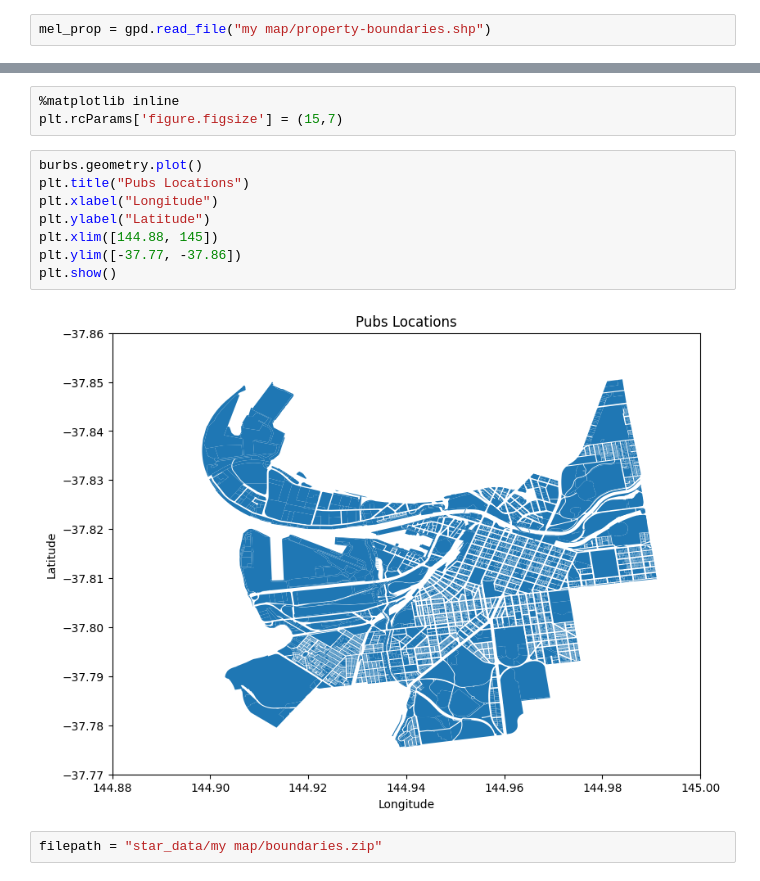
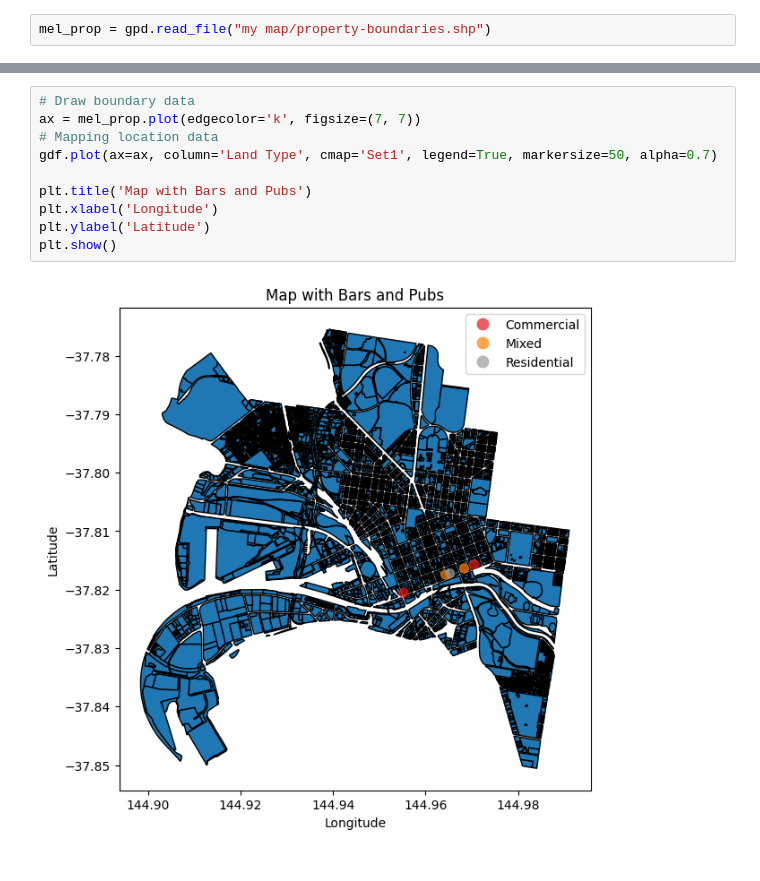
Before and after one commit to 79Stellaa/star_data, a Jupyter notebook: my data final.ipynb, the cells around one changed output, grey strips where cells are left out. Drawn from its saved outputs; the diff is of its cells as text.

```diff
--- a/my data final.ipynb
+++ b/my data final.ipynb
@@ -258,15 +216,12 @@ burbs.head(2)
-# %%
-%matplotlib inline
-plt.rcParams['figure.figsize'] = (15,7)
-# %%
-burbs.geometry.plot()
-plt.title("Pubs Locations")
-plt.xlabel("Longitude")
-plt.ylabel("Latitude")
-plt.xlim([144.88, 145])
-plt.ylim([-37.77, -37.86])
-plt.show()
-# %% [output]
-[figure, removed]
-# %%
-filepath = "star_data/my map/boundaries.zip"
+# %%
+# Draw boundary data
+ax = mel_prop.plot(edgecolor='k', figsize=(7, 7))
+# Mapping location data
+gdf.plot(ax=ax, column='Land Type', cmap='Set1', legend=True, markersize=50, alpha=0.7)
+
+plt.title('Map with Bars and Pubs')
+plt.xlabel('Longitude')
+plt.ylabel('Latitude')
+plt.show()
+# %% [output]
+[figure, added]
```
Also changed, not shown: parts of 28 cells of this notebook.
